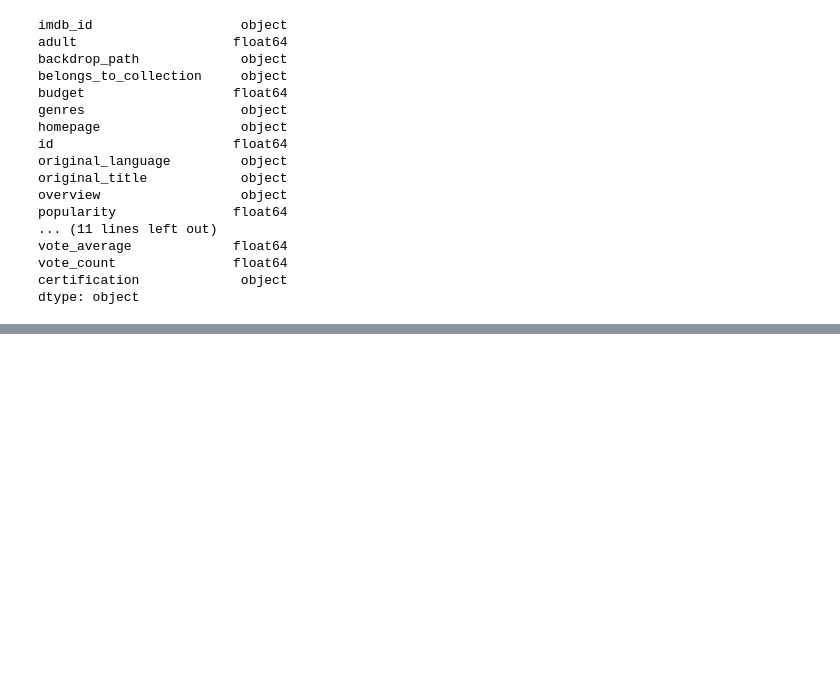
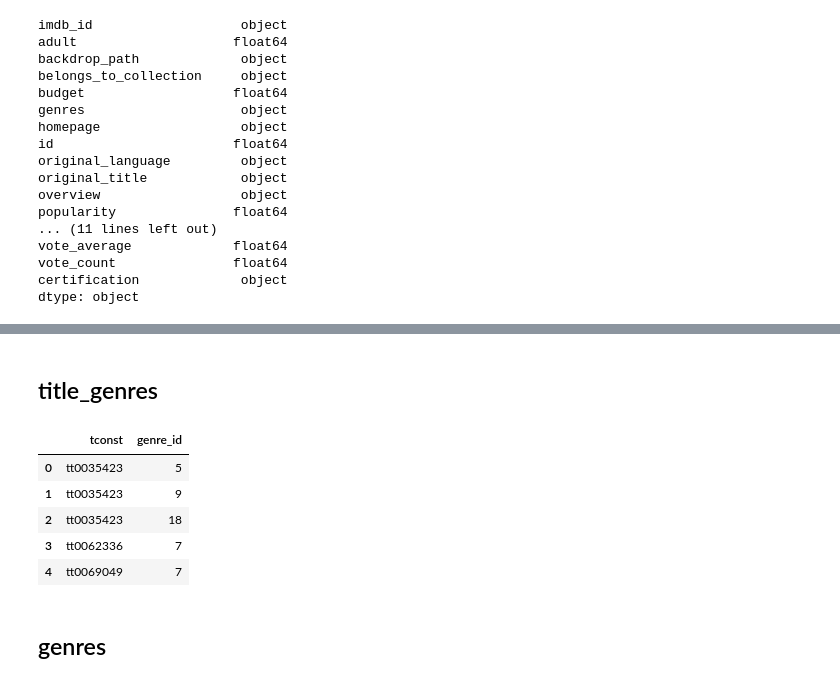
Before and after one commit to slagana8/Project_3, a Jupyter notebook: Project_3_Part_3.ipynb, the cells around one changed output, grey strips where cells are left out. Saved outputs shown, nothing was run; the diff lists cells and outputs as text; code cells hidden in the pictures; blank space fills up the shorter version.

```diff
--- a/Project_3_Part_3.ipynb
+++ b/Project_3_Part_3.ipynb
@@ -304,0 +405,16 @@ tmdb_data.head()
+# %% [markdown]
+## title_genres
+# %%
+q = """SELECT *
+FROM title_genres
+LIMIT 5;"""
+pd.read_sql(q,engine)
+# %% [output]
+|  | tconst | genre_id |
+| 0 | tt0035423 | 5 |
+| 1 | tt0035423 | 9 |
+| 2 | tt0035423 | 18 |
+| 3 | tt0062336 | 7 |
+| 4 | tt0069049 | 7 |
+# %% [markdown]
+## genres
```
Also changed, not shown: parts of 31 cells of this notebook.
